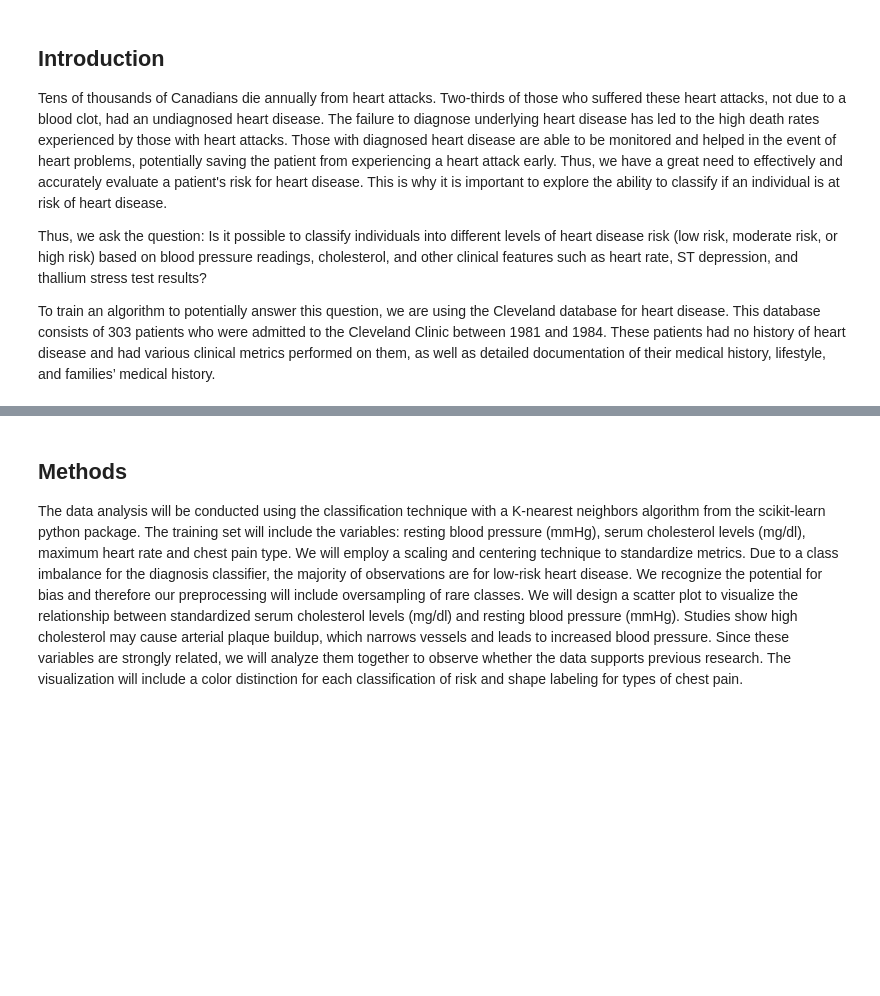
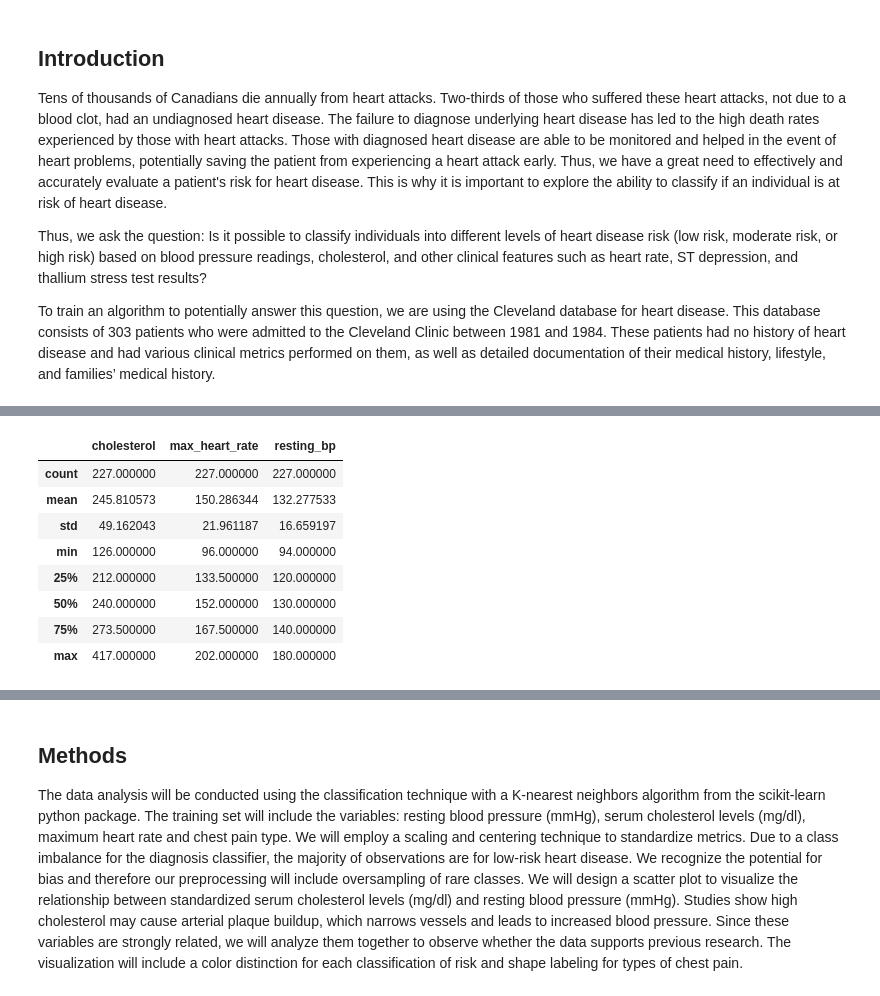
Before and after one commit to KodyForsyth/dsci_project, a Jupyter notebook: heart_disease.ipynb, the cells around one changed output, grey strips where cells are left out. Drawn from its saved outputs; the diff is of its cells as text; code cells hidden in the pictures; blank space fills up the shorter version.

```diff
--- a/heart_disease.ipynb
+++ b/heart_disease.ipynb
@@ -95,3 +88,17 @@ table
+# %%
+# Summary of the continuous variables
+heart_disease_continuous = heart_disease_train.drop(columns = ["type_chestpain","diagnosis"])
+heart_disease_continuous.describe()
+# %% [output]
+|  | cholesterol | max_heart_rate | resting_bp |
+| count | 227.000000 | 227.000000 | 227.000000 |
+| mean | 245.810573 | 150.286344 | 132.277533 |
+| std | 49.162043 | 21.961187 | 16.659197 |
+| min | 126.000000 | 96.000000 | 94.000000 |
+| 25% | 212.000000 | 133.500000 | 120.000000 |
+| 50% | 240.000000 | 152.000000 | 130.000000 |
+| 75% | 273.500000 | 167.500000 | 140.000000 |
+| max | 417.000000 | 202.000000 | 180.000000 |
 # %%
 # blood pressure
 bp_hist = alt.Chart(heart_disease_train).mark_bar().encode(
```
Also changed, not shown: parts of 4 cells of this notebook.
